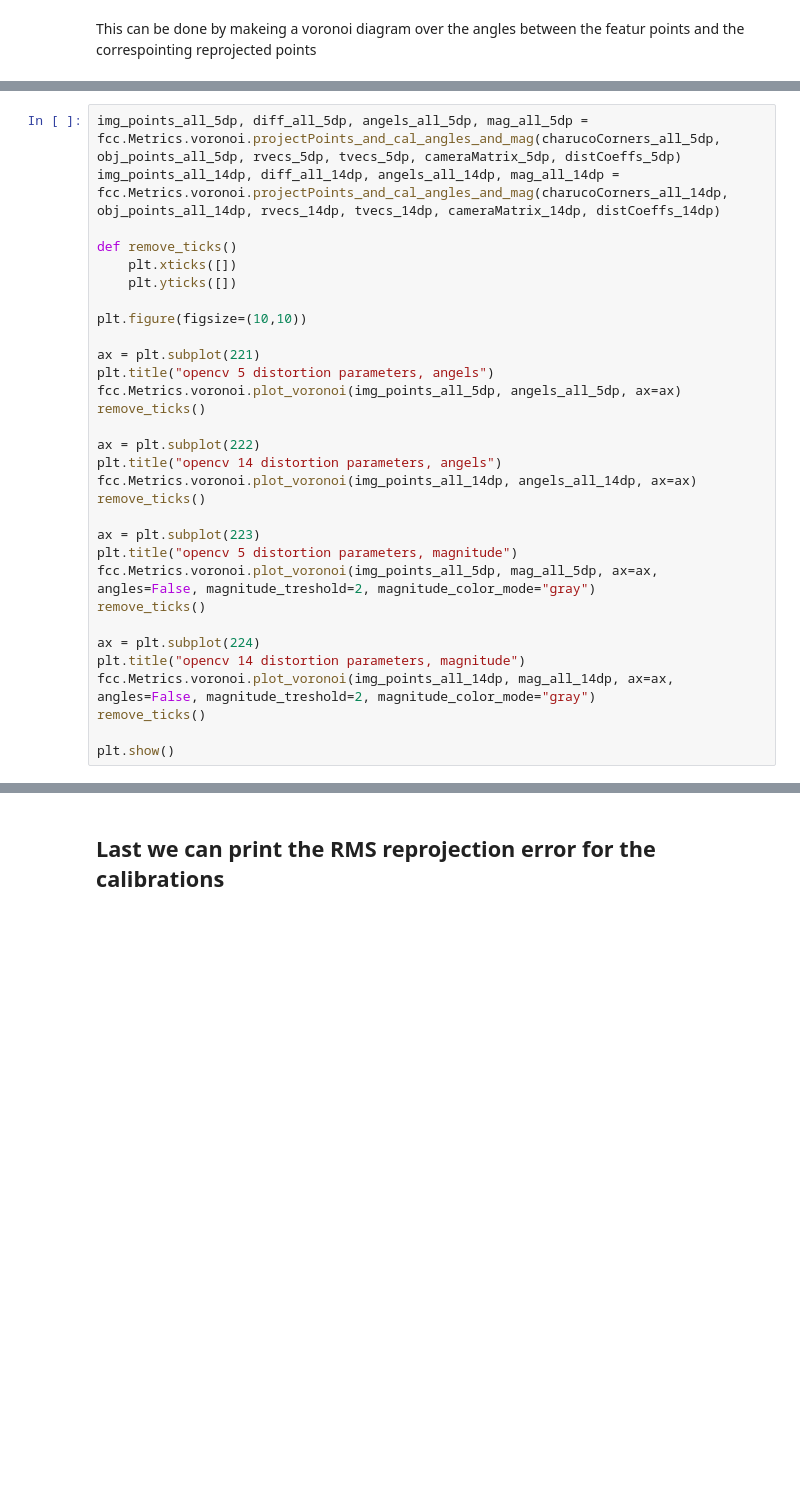
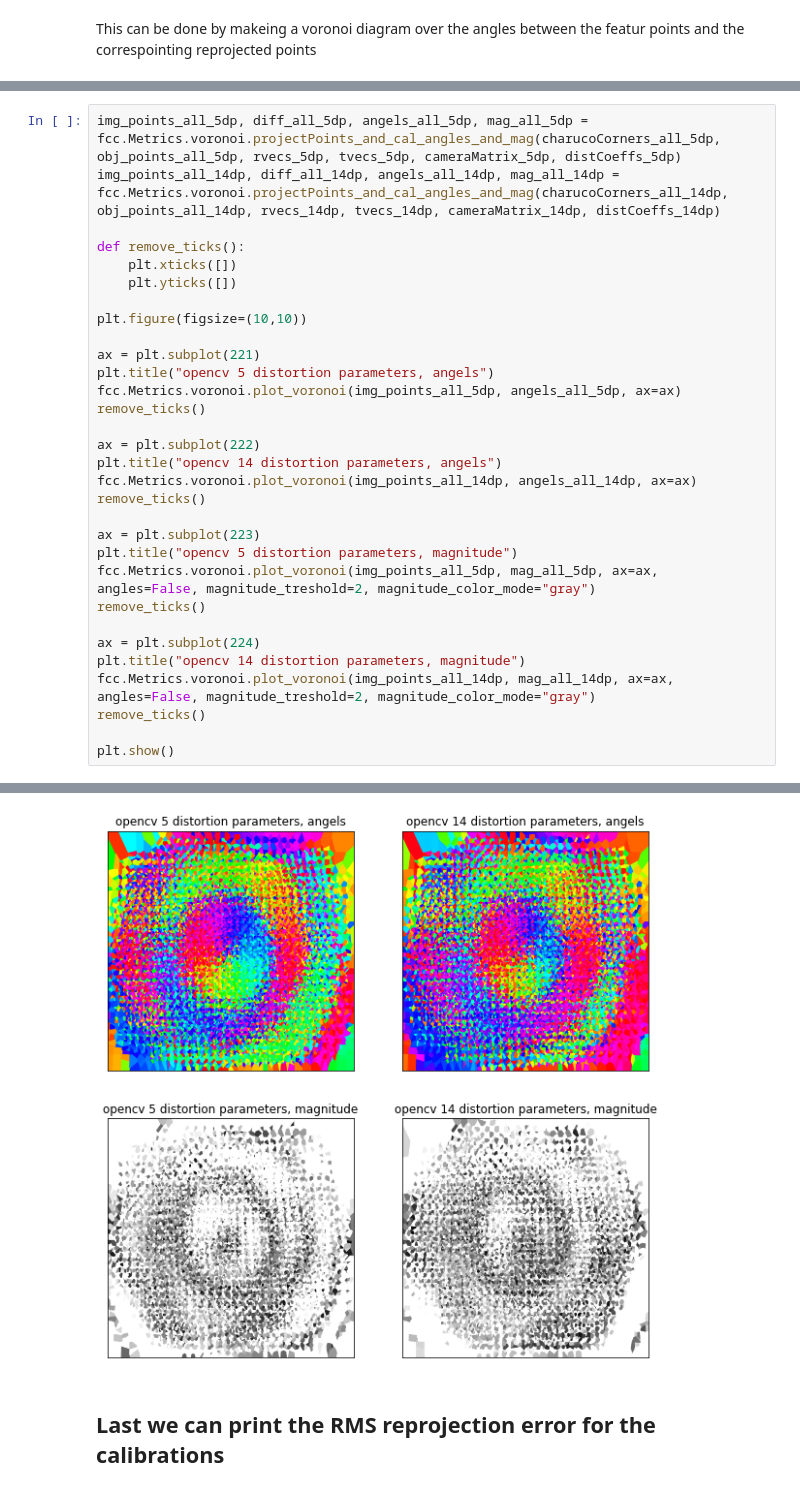
Before and after one commit to SimonLBSoerensen/Flexible-Camera-Calibration, a Jupyter notebook: Demos/FlexibleCameraCalibration.ipynb, the cells around one changed output, grey strips where cells are left out. Saved outputs shown, nothing was run; the diff lists cells and outputs as text; blank space fills up the shorter version.

```diff
--- a/Demos/FlexibleCameraCalibration.ipynb
+++ b/Demos/FlexibleCameraCalibration.ipynb
@@ -146,7 +142,7 @@ TODO:
 img_points_all_5dp, diff_all_5dp, angels_all_5dp, mag_all_5dp = fcc.Metrics.voronoi.projectPoints_and_cal_angles_and_mag(charucoCorners_all_5dp, obj_points_all_5dp, rvecs_5dp, tvecs_5dp, cameraMatrix_5dp, distCoeffs_5dp)
 img_points_all_14dp, diff_all_14dp, angels_all_14dp, mag_all_14dp = fcc.Metrics.voronoi.projectPoints_and_cal_angles_and_mag(charucoCorners_all_14dp, obj_points_all_14dp, rvecs_14dp, tvecs_14dp, cameraMatrix_14dp, distCoeffs_14dp)
 
-def remove_ticks()
+def remove_ticks():
     plt.xticks([])
     plt.yticks([])
 
@@ -178,3 +173,4 @@ SyntaxError: invalid syntax (<ipython-input-38-bc1b225f9c9b>, line 4)
+[figure, added]
 # %% [markdown]
 ## Last we can print the RMS reprojection error for the calibrations
 # %%
```
Also changed, not shown: parts of 24 cells of this notebook, 6 other files.
